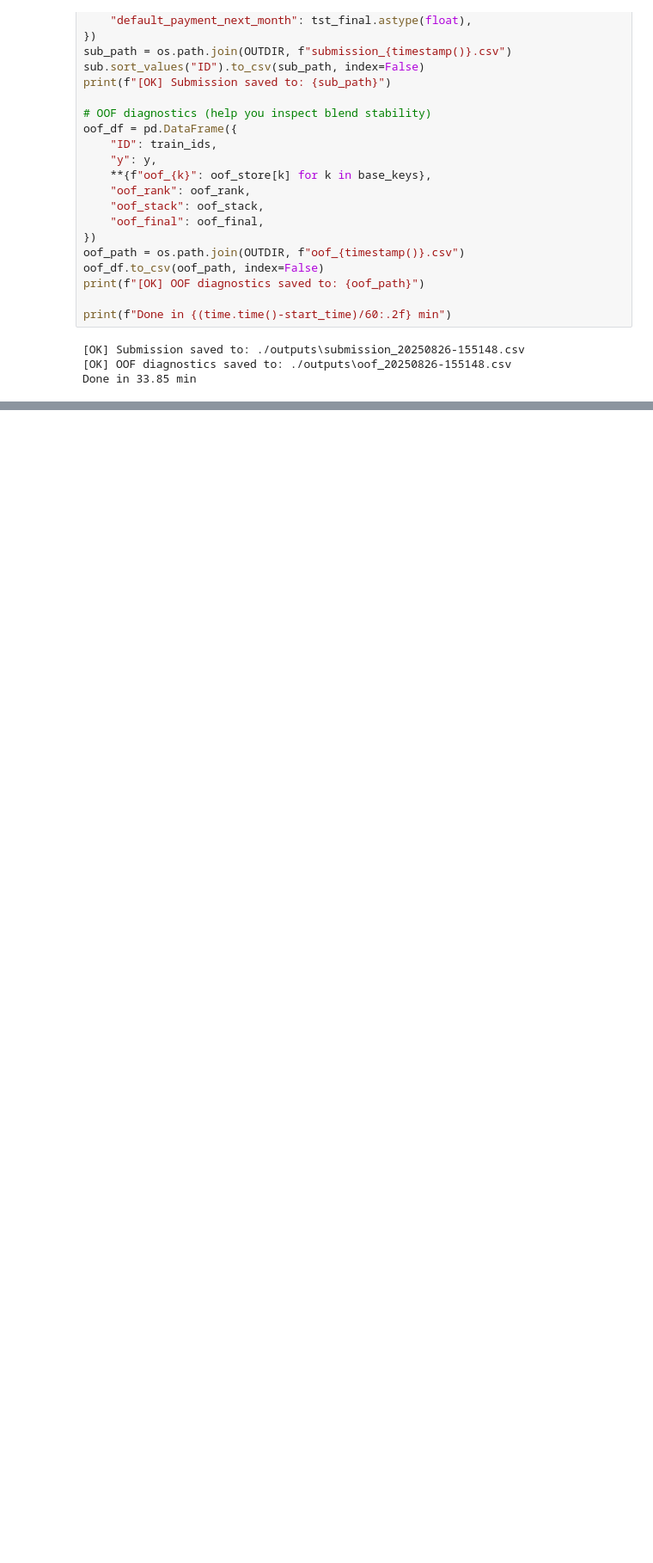
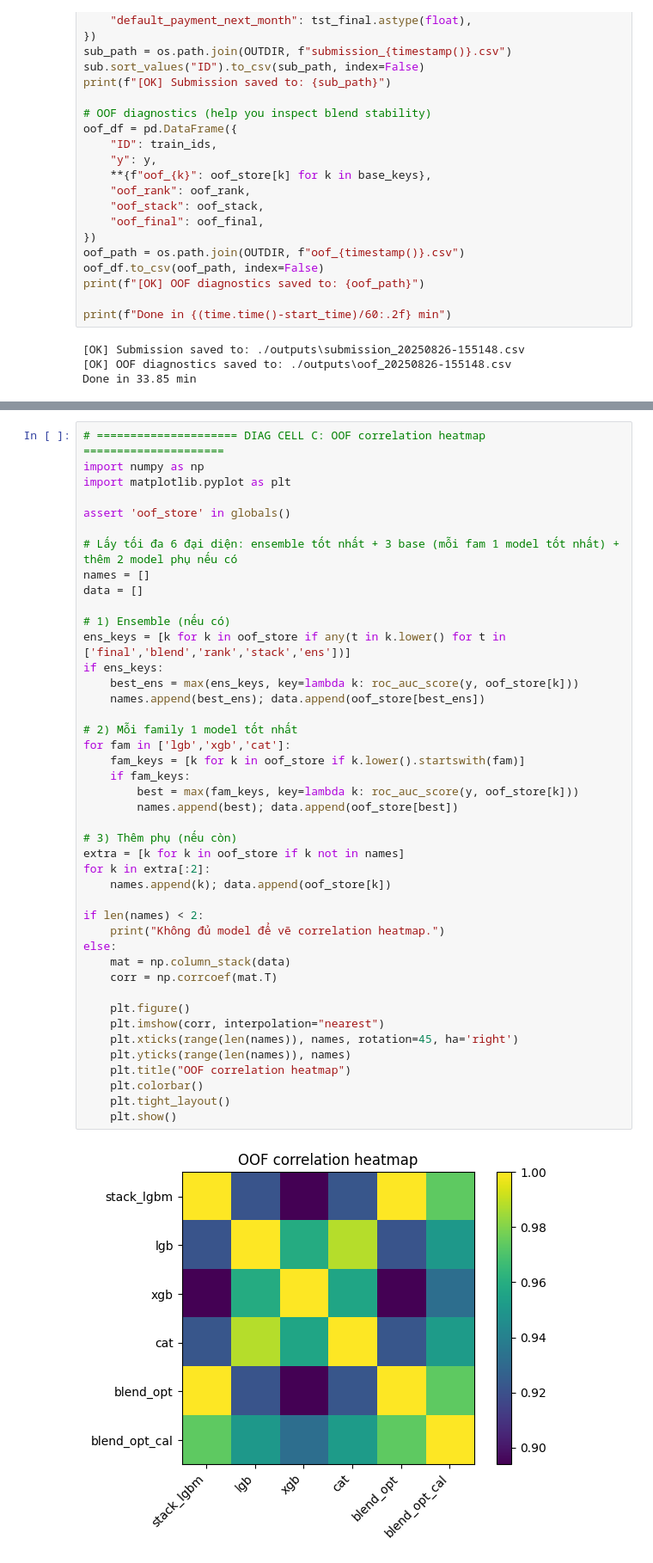
Before and after one commit to thanhdangtran/credit-default-prediction-challenge-jcds-0612, a Jupyter notebook: JCDS0612_Stacking_Upgrade_20250826_030403 (1).ipynb, the cells around one changed output, grey strips where cells are left out. Shown at 86% size. Cells and saved outputs as stored; diff of their text form; blank space fills up the shorter version.

```diff
--- a/JCDS0612_Stacking_Upgrade_20250826_030403 (1).ipynb
+++ b/JCDS0612_Stacking_Upgrade_20250826_030403 (1).ipynb
@@ -794,0 +834,45 @@ dtype: float64
+# %%
+# ===================== DIAG CELL C: OOF correlation heatmap =====================
+import numpy as np
+import matplotlib.pyplot as plt
+
+assert 'oof_store' in globals()
+
+# Lấy tối đa 6 đại diện: ensemble tốt nhất + 3 base (mỗi fam 1 model tốt nhất) + thêm 2 model phụ nếu có
+names = []
+data = []
+
+# 1) Ensemble (nếu có)
+ens_keys = [k for k in oof_store if any(t in k.lower() for t in ['final','blend','rank','stack','ens'])]
+if ens_keys:
+    best_ens = max(ens_keys, key=lambda k: roc_auc_score(y, oof_store[k]))
+    names.append(best_ens); data.append(oof_store[best_ens])
+
+# 2) Mỗi family 1 model tốt nhất
+for fam in ['lgb','xgb','cat']:
+    fam_keys = [k for k in oof_store if k.lower().startswith(fam)]
+    if fam_keys:
+        best = max(fam_keys, key=lambda k: roc_auc_score(y, oof_store[k]))
+        names.append(best); data.append(oof_store[best])
+
+# 3) Thêm phụ (nếu còn)
+extra = [k for k in oof_store if k not in names]
+for k in extra[:2]:
+    names.append(k); data.append(oof_store[k])
+
+if len(names) < 2:
+    print("Không đủ model để vẽ correlation heatmap.")
+else:
+    mat = np.column_stack(data)
+    corr = np.corrcoef(mat.T)
+
+    plt.figure()
+    plt.imshow(corr, interpolation="nearest")
+    plt.xticks(range(len(names)), names, rotation=45, ha='right')
+    plt.yticks(range(len(names)), names)
+    plt.title("OOF correlation heatmap")
+    plt.colorbar()
+    plt.tight_layout()
+    plt.show()
+# %% [output]
+[figure, added]
```
Also changed, not shown: parts of 33 cells of this notebook, 4 other files.
